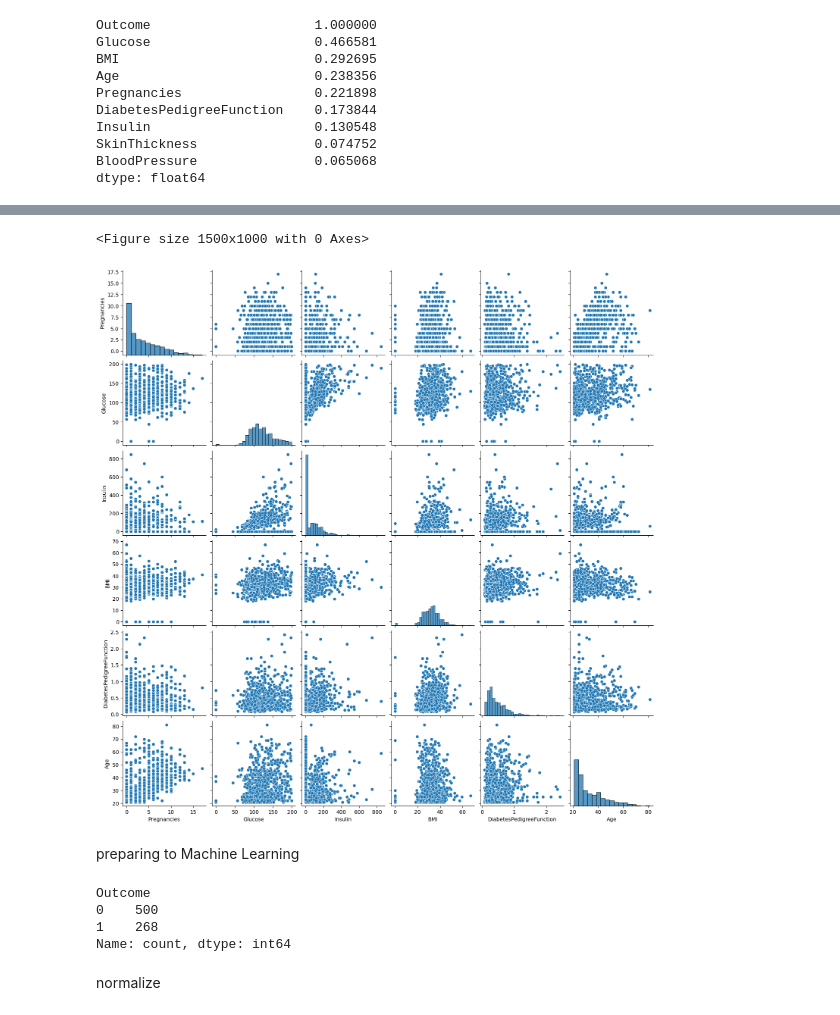
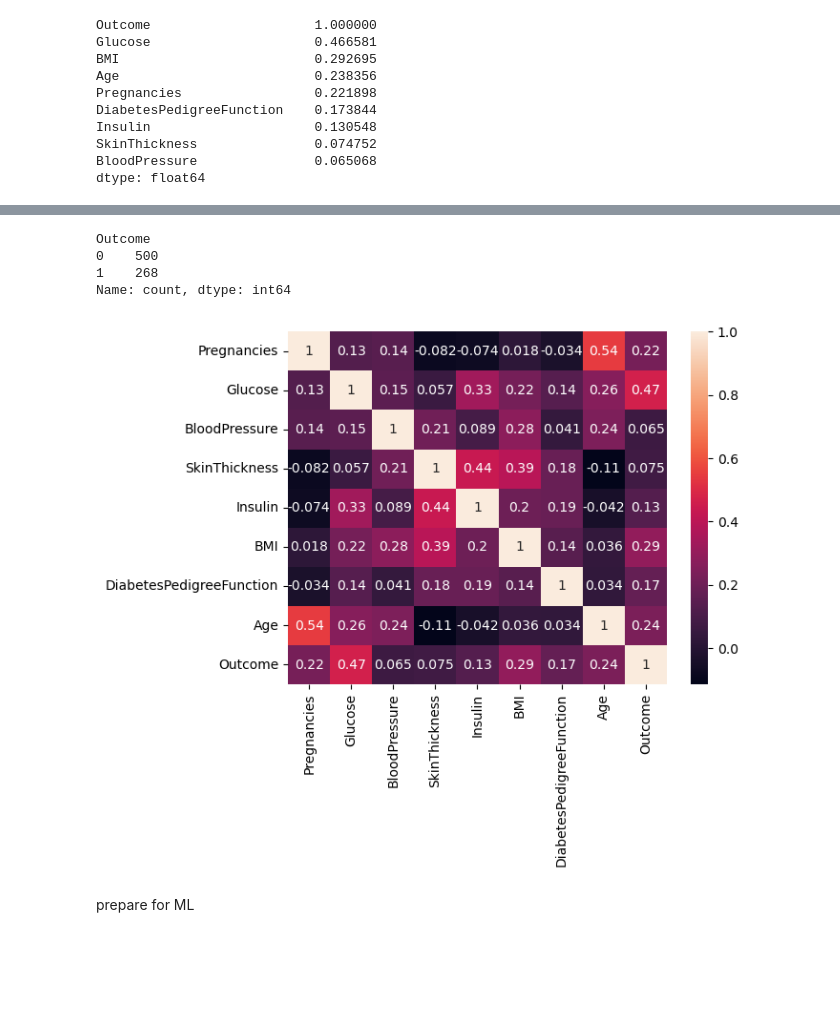
Before and after one commit to abduraaahim/diabetes-diagnosis, a Jupyter notebook: index.ipynb, the cells around one changed output, grey strips where cells are left out. Drawn from its saved outputs; the diff is of its cells as text; code cells hidden in the pictures; blank space fills up the shorter version.

```diff
--- a/index.ipynb
+++ b/index.ipynb
@@ -4,8 +4,7 @@ import numpy as np
 import matplotlib.pyplot as plt
 import seaborn as sns
 # %%
-df = pd.read_csv('./diabetes.csv')
-
+df = pd.read_csv('diabetes.csv')
 df.head()
 # %% [output]
 |  | Pregnancies | Glucose | BloodPressure | SkinThickness | Insulin | BMI | DiabetesPedigreeFunction | Age | ... |
@@ -70,9 +28,0 @@ vizualization
-# %%
-plt.figure(figsize=(15,10))
-sns.pairplot(df.drop(['SkinThickness', 'BloodPressure', 'Outcome'], axis=1))
-plt.show()
-# %% [output]
-<Figure size 1500x1000 with 0 Axes>
-[figure, removed]
-# %% [markdown]
-preparing to Machine Learning
@@ -86,5 +33,11 @@ Outcome
 0    500
 1    268
 Name: count, dtype: int64
-# %% [markdown]
-normalize
+# %%
+corr_data = df.corr()
+sns.heatmap( corr_data, annot=True)
+plt.show()
+# %% [output]
+[figure, added]
+# %% [markdown]
+prepare for ML
```
Also changed, not shown: parts of 31 cells of this notebook.
